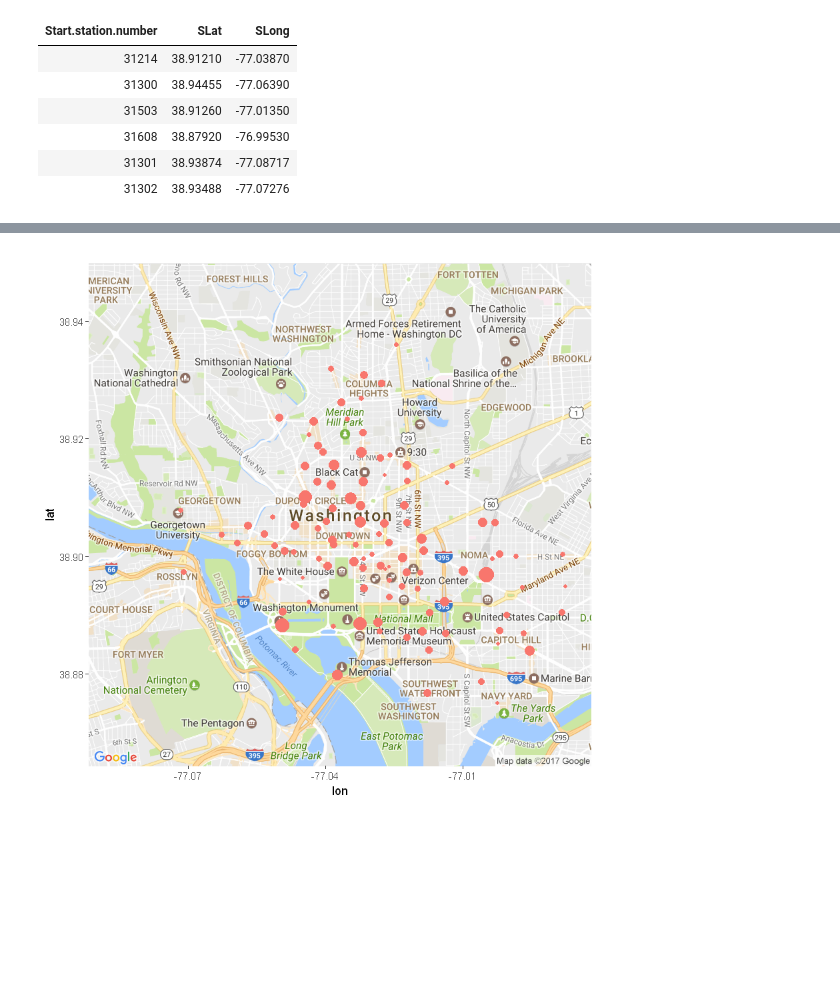
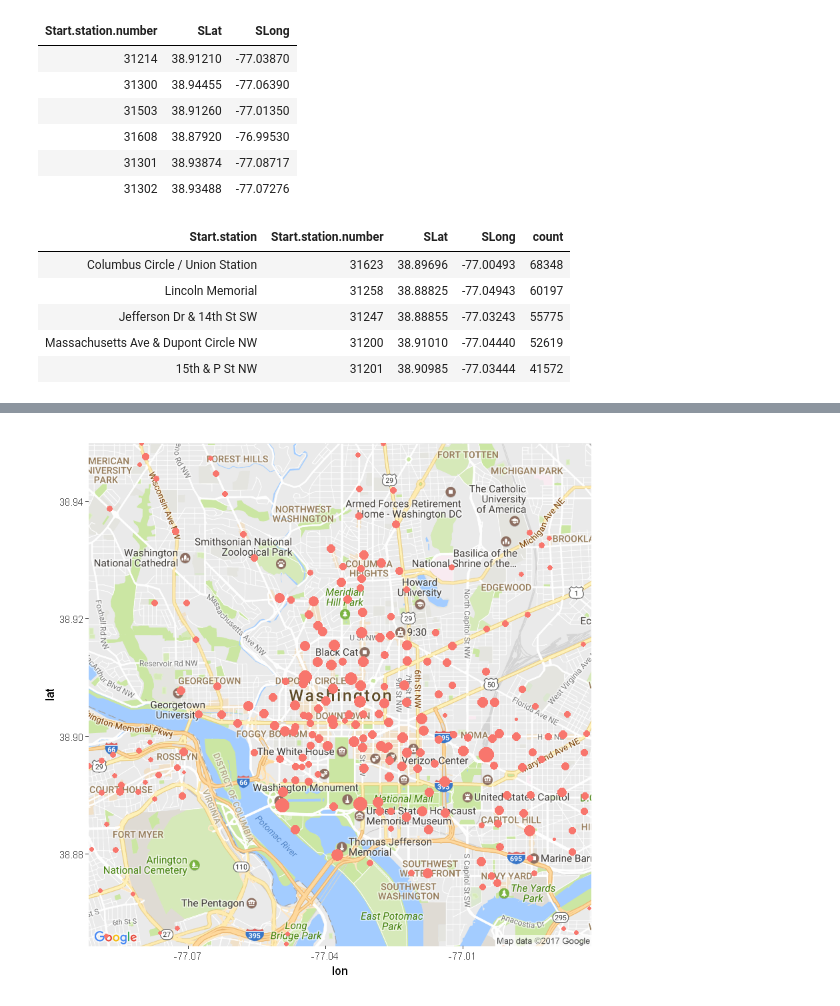
Before and after one commit to aeintngon/CapitalBikeshare, a Jupyter notebook: Untitled.ipynb, the cells around one changed output, grey strips where cells are left out. Saved outputs shown, nothing was run; the diff lists cells and outputs as text; code cells hidden in the pictures; blank space fills up the shorter version.

Commit message:
More plots

```diff
--- a/Untitled.ipynb
+++ b/Untitled.ipynb
@@ -63,12 +47,18 @@ head(loc)
 | 31302 | 38.93488 | -77.07276 |
 # %%
 startcounts <- left_join(trips, loc, by="Start.station.number")
-startcounts <- startcounts %>% group_by(Start.station.number) %>% mutate(count=n())
-map <- ggmap(get_map(location="washington dc", zoom = 13, maptype = "roadmap", source = 'google')) #Using Latitude and Longitude
-start <- unique(startcounts)
-#summary(start)
-start <- start %>% filter(count> 11852.0) %>% na.omit() %>% select(Start.station.number, count, SLong, SLat)
+startcounts <- startcounts %>% group_by(Start.station.number) %>% mutate(count=n()) %>% select(Start.station, Start.station.number, SLat, SLong, count)
+start=unique(startcounts)
+head(start[order(-start$count),], n=5)
+#start <- start %>% filter(count> 11852.0) %>% na.omit() %>% select(Start.station.number, count, SLong, SLat)
+map <- ggmap(get_map(location="washington dc", zoom = 13, maptype = "roadmap", source = 'google')) #Using Latitude and Longitud
 map + geom_point(data = start, aes(x = SLong, y = SLat, size = count, colour="pink"), show.legend = F)
 # %% [output]
+| Start.station | Start.station.number | SLat | SLong | count |
+| Columbus Circle / Union Station | 31623 | 38.89696 | -77.00493 | 68348 |
+| Lincoln Memorial | 31258 | 38.88825 | -77.04943 | 60197 |
+| Jefferson Dr & 14th St SW | 31247 | 38.88855 | -77.03243 | 55775 |
+| Massachusetts Ave & Dupont Circle NW | 31200 | 38.91010 | -77.04440 | 52619 |
+| 15th & P St NW | 31201 | 38.90985 | -77.03444 | 41572 |
 Map from URL : http://maps.googleapis.com/maps/api/staticmap?center=washington+dc&zoom=13&size=640x640&scale=2&maptype=roadmap&language=en-EN&sensor=false
 Information from URL : http://maps.googleapis.com/maps/api/geocode/json?address=washington%20dc&sensor=false
@@ -75 +67 @@ Information from URL : http://maps.googleapis.com/maps/api/geocode/json?address=
-[figure, old version]
+[figure, new version]
```
Also changed, not shown: parts of 5 cells of this notebook.
